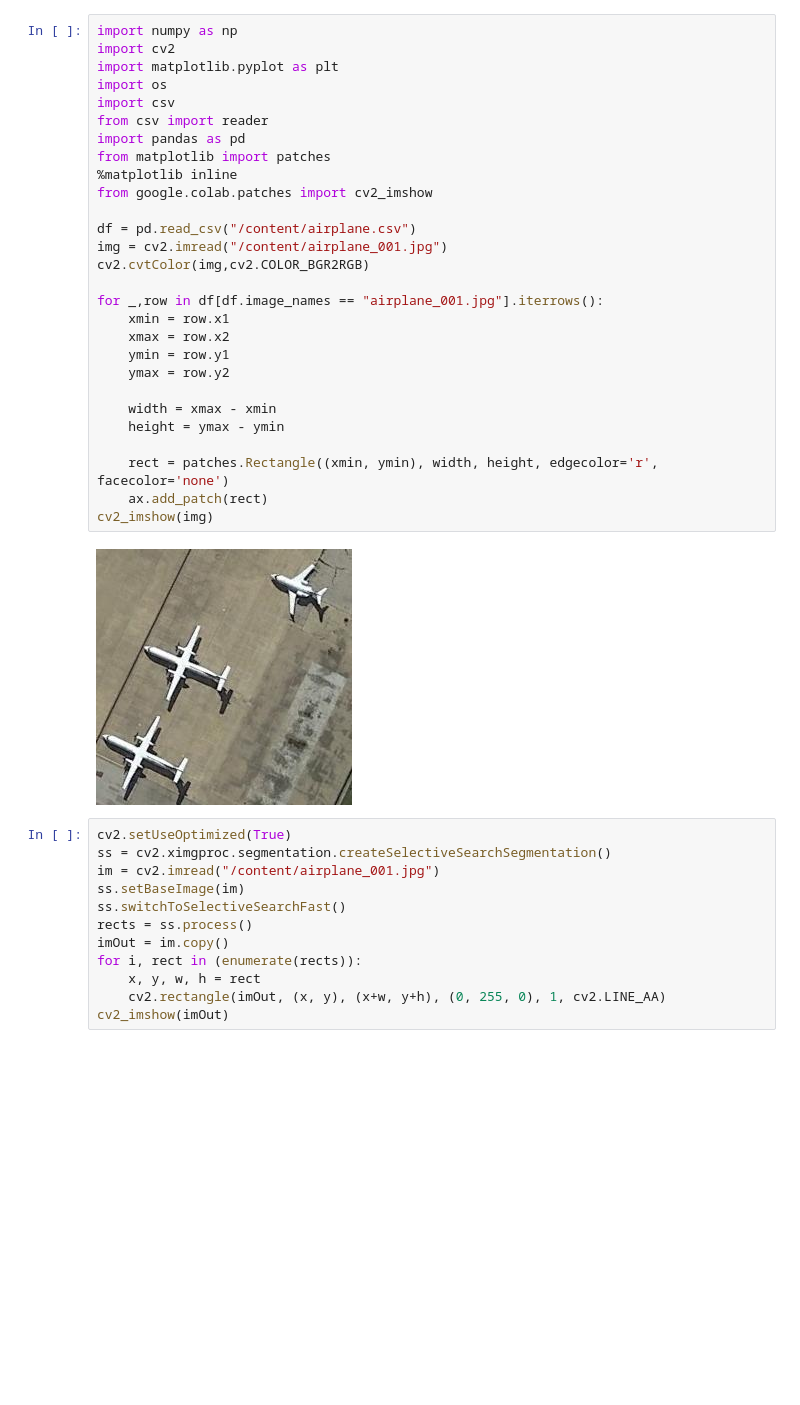
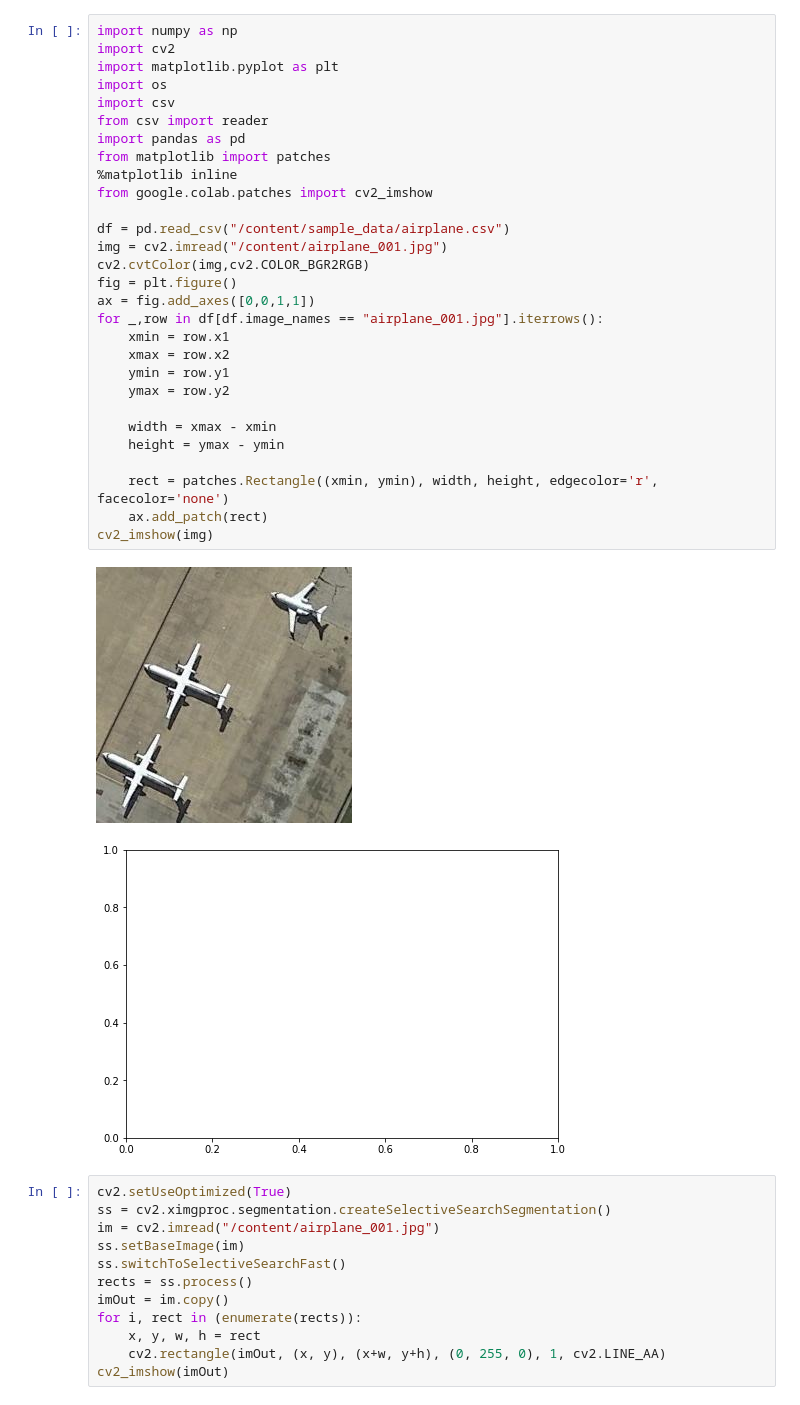
Before and after one commit to ramjv/RCNN, a Jupyter notebook: RCNN.ipynb, the cells around one changed output. Cells and saved outputs as stored; diff of their text form; blank space fills up the shorter version.

```diff
--- a/RCNN.ipynb
+++ b/RCNN.ipynb
@@ -3,33 +3,35 @@
 # %%
 import numpy as np
 import cv2
 import matplotlib.pyplot as plt
 import os
 import csv
 from csv import reader
 import pandas as pd
 from matplotlib import patches
 %matplotlib inline
 from google.colab.patches import cv2_imshow
 
-df = pd.read_csv("/content/airplane.csv")
+df = pd.read_csv("/content/sample_data/airplane.csv")
 img = cv2.imread("/content/airplane_001.jpg")
 cv2.cvtColor(img,cv2.COLOR_BGR2RGB)
-
+fig = plt.figure()
+ax = fig.add_axes([0,0,1,1])
 for _,row in df[df.image_names == "airplane_001.jpg"].iterrows():
     xmin = row.x1
     xmax = row.x2
     ymin = row.y1
     ymax = row.y2
 
     width = xmax - xmin
     height = ymax - ymin
 
     rect = patches.Rectangle((xmin, ymin), width, height, edgecolor='r', facecolor='none')
     ax.add_patch(rect)
 cv2_imshow(img)
 # %% [output]
 [figure]
+[figure, added]
 # %%
 cv2.setUseOptimized(True)
 ss = cv2.ximgproc.segmentation.createSelectiveSearchSegmentation()
```
Also changed, not shown: parts of 4 cells of this notebook.
